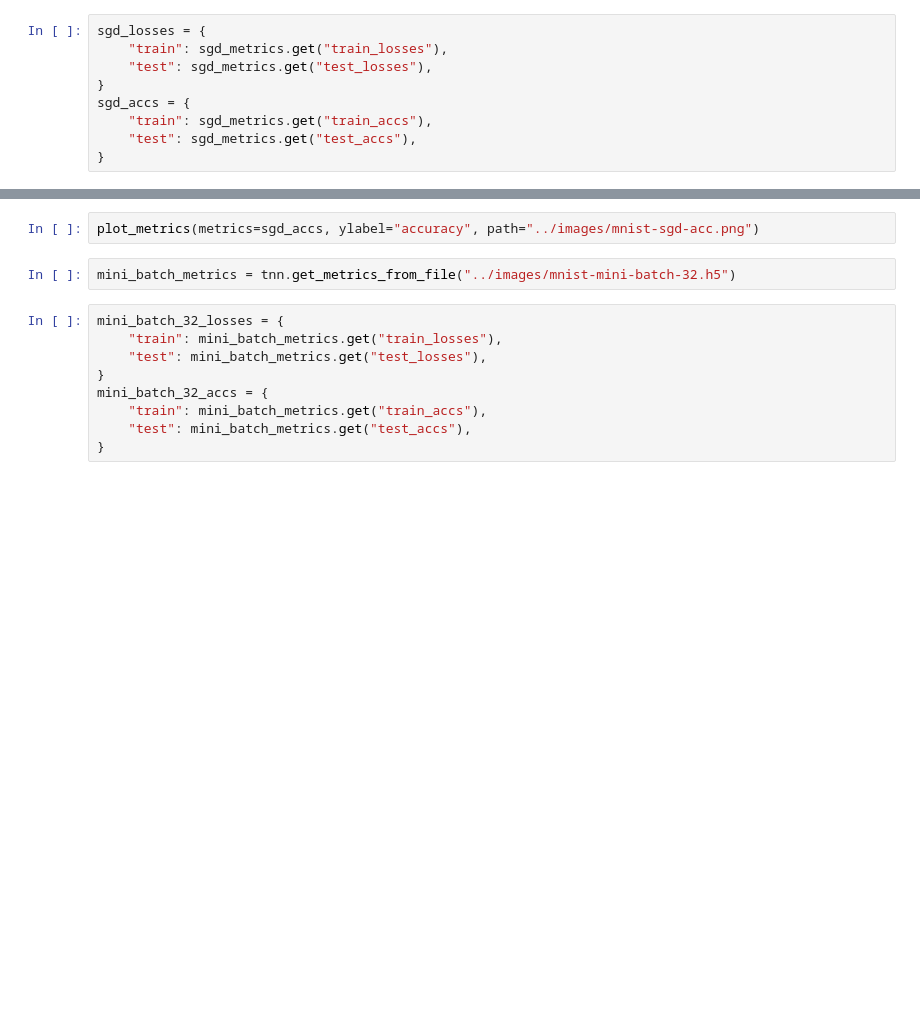
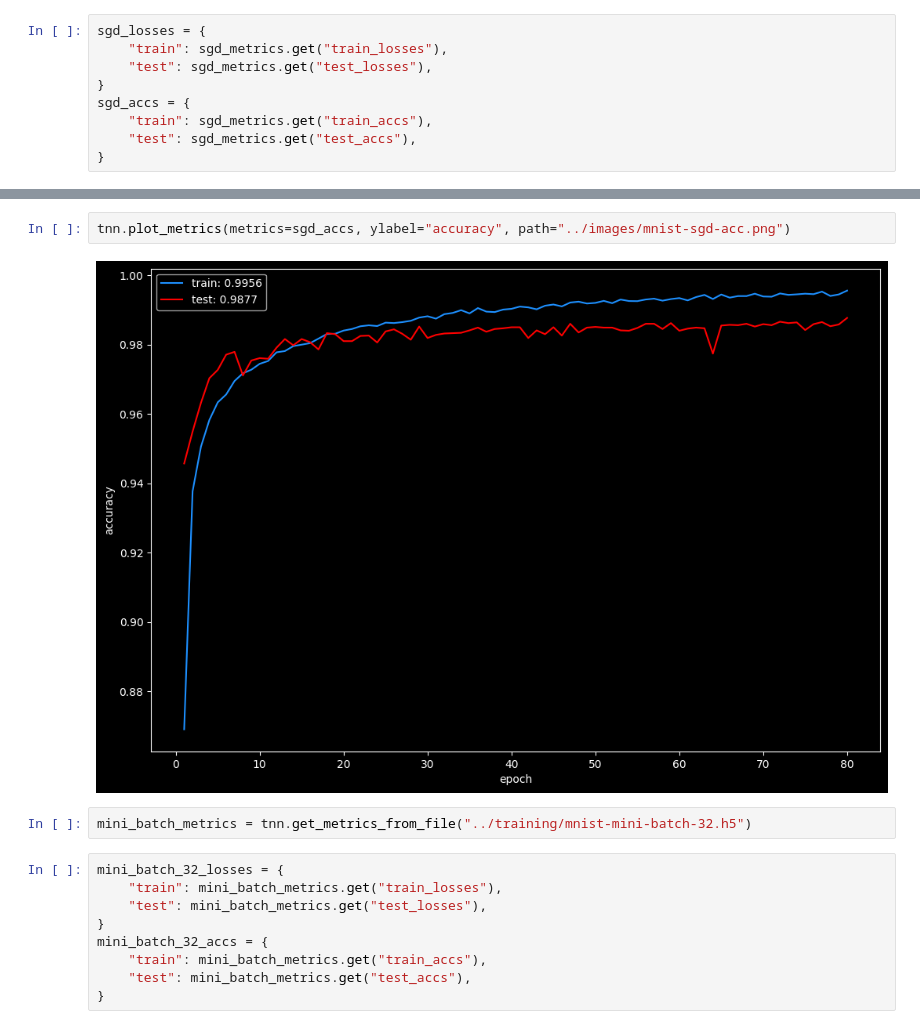
Before and after one commit to andrew-m-holmes/teaching-neural-networks, a Jupyter notebook: notebooks/mnist-plot.ipynb, the cells around one changed output, grey strips where cells are left out. Cells and saved outputs as stored; diff of their text form; blank space fills up the shorter version.

```diff
--- a/notebooks/mnist-plot.ipynb
+++ b/notebooks/mnist-plot.ipynb
@@ -33,7 +39,9 @@ plot_metrics(metrics=sgd_losses, path="../images/mnist-sgd-loss.png")
 # %%
-plot_metrics(metrics=sgd_accs, ylabel="accuracy", path="../images/mnist-sgd-acc.png")
+tnn.plot_metrics(metrics=sgd_accs, ylabel="accuracy", path="../images/mnist-sgd-acc.png")
+# %% [output]
+[figure, added]
 # %%
-mini_batch_metrics = tnn.get_metrics_from_file("../images/mnist-mini-batch-32.h5")
+mini_batch_metrics = tnn.get_metrics_from_file("../training/mnist-mini-batch-32.h5")
 # %%
 mini_batch_32_losses = {
     "train": mini_batch_metrics.get("train_losses"),
```
Also changed, not shown: parts of 7 cells of this notebook, 8 other files.
